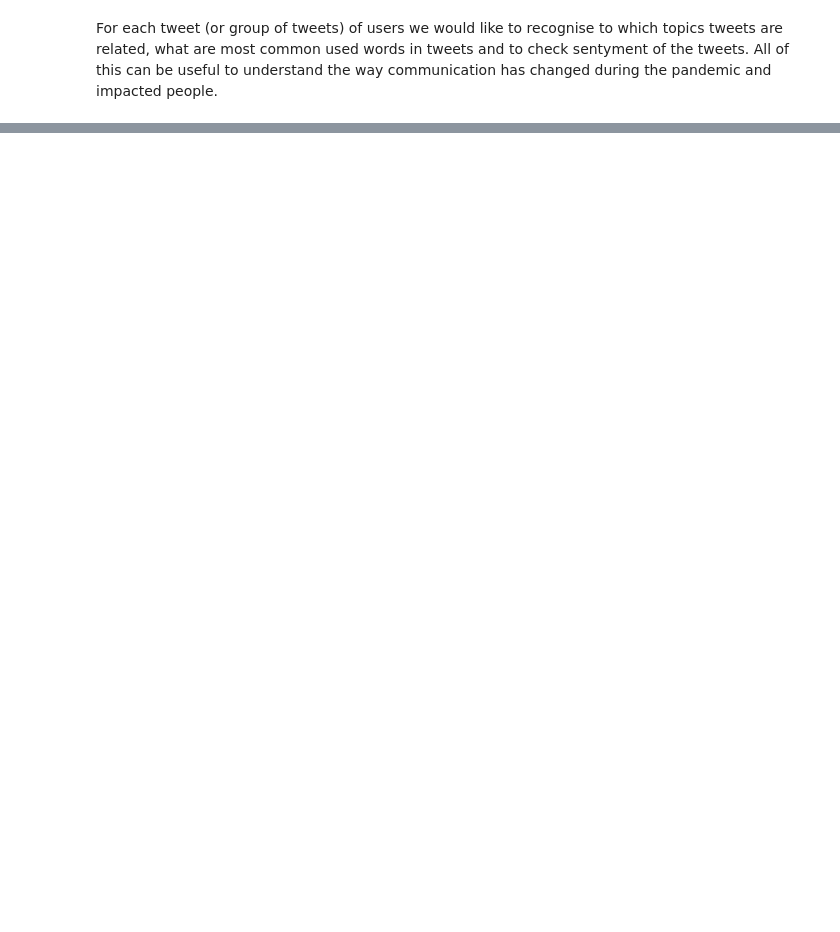
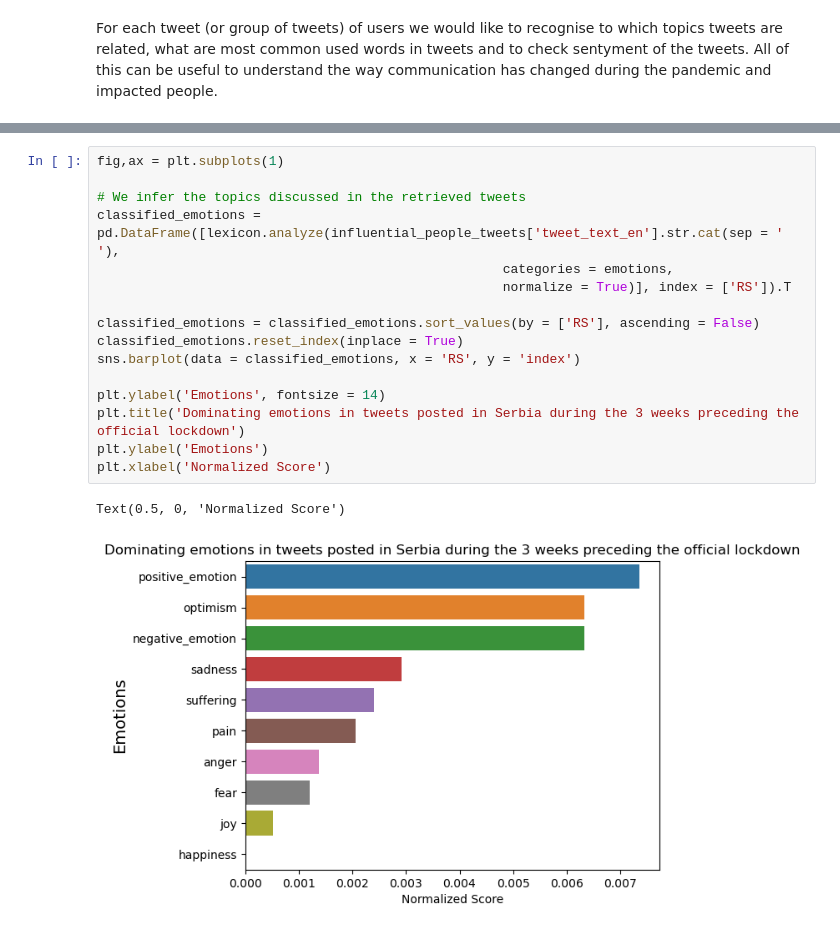
Before and after one commit to RiccardoBrioschi/The-pandemic-through-the-eyes-of-Internet, a Jupyter notebook: Influential_people_analysis.ipynb, the cells around one changed output, grey strips where cells are left out. Drawn from its saved outputs; the diff is of its cells as text; blank space fills up the shorter version.

```diff
--- a/Influential_people_analysis.ipynb
+++ b/Influential_people_analysis.ipynb
@@ -97,0 +220,19 @@ For each tweet (or group of tweets) of users we would like to recognise to which
+# %%
+fig,ax = plt.subplots(1)
+
+# We infer the topics discussed in the retrieved tweets
+classified_emotions = pd.DataFrame([lexicon.analyze(influential_people_tweets['tweet_text_en'].str.cat(sep = ' '),
+                                                    categories = emotions,
+                                                    normalize = True)], index = ['RS']).T
+
+classified_emotions = classified_emotions.sort_values(by = ['RS'], ascending = False)
+classified_emotions.reset_index(inplace = True)
+sns.barplot(data = classified_emotions, x = 'RS', y = 'index')
+
+plt.ylabel('Emotions', fontsize = 14)
+plt.title('Dominating emotions in tweets posted in Serbia during the 3 weeks preceding the official lockdown')
+plt.ylabel('Emotions')
+plt.xlabel('Normalized Score')
+# %% [output]
+Text(0.5, 0, 'Normalized Score')
+[figure, added]
```
Also changed, not shown: parts of 14 cells of this notebook, 1 other file.
